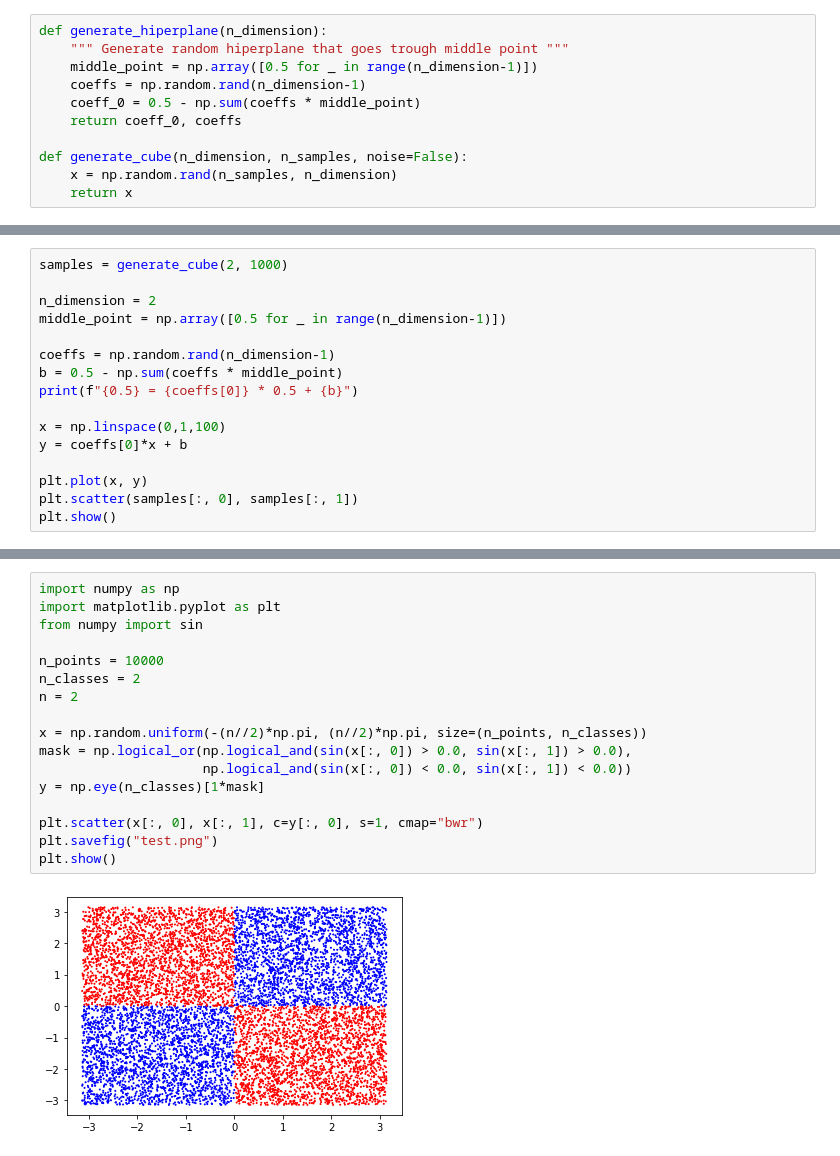
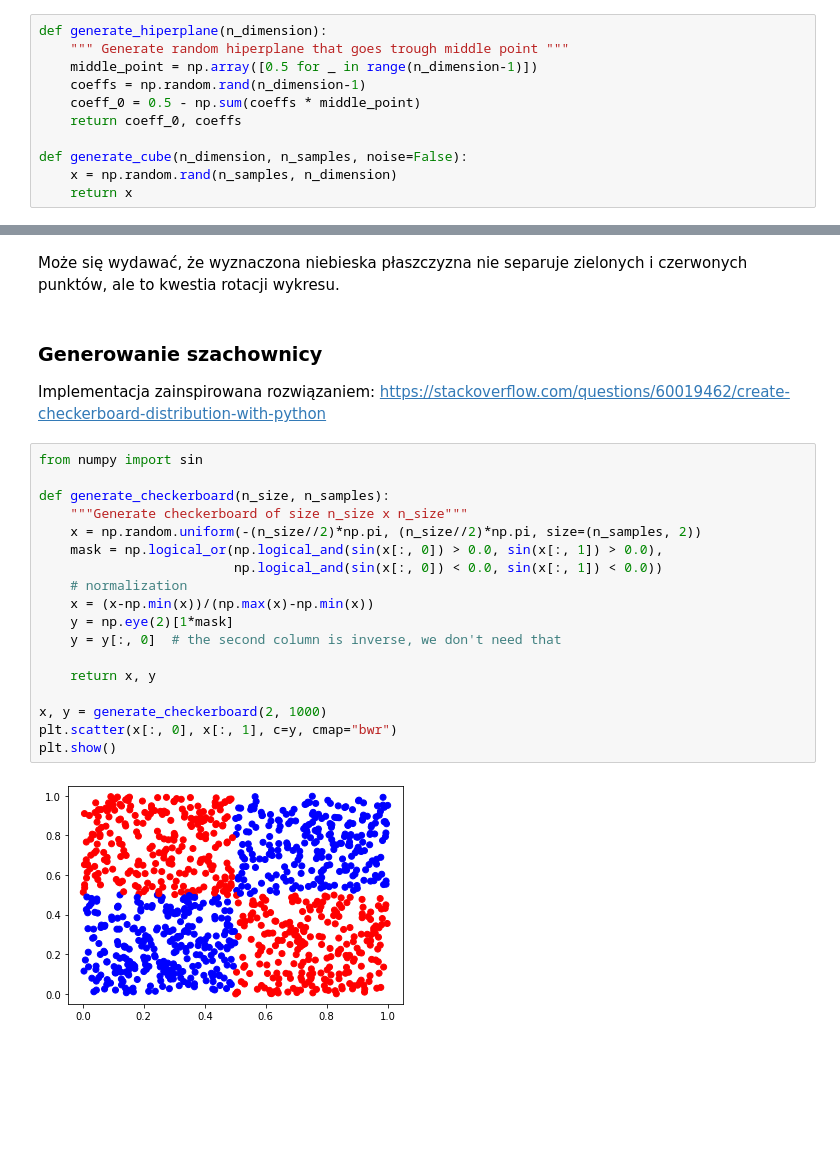
Before and after one commit to karlosos/data_mining, a Jupyter notebook: lab2/generating_data.ipynb, the cells around one changed output, grey strips where cells are left out. Cells and saved outputs as stored; diff of their text form; blank space fills up the shorter version.

```diff
--- a/lab2/generating_data.ipynb
+++ b/lab2/generating_data.ipynb
@@ -95,16 +111,0 @@ plt.show()
-# %%
-samples = generate_cube(2, 1000)
-
-n_dimension = 2
-middle_point = np.array([0.5 for _ in range(n_dimension-1)])
-
-coeffs = np.random.rand(n_dimension-1)
-b = 0.5 - np.sum(coeffs * middle_point)
-print(f"{0.5} = {coeffs[0]} * 0.5 + {b}")
-
-x = np.linspace(0,1,100)
-y = coeffs[0]*x + b
-
-plt.plot(x, y)
-plt.scatter(samples[:, 0], samples[:, 1])
-plt.show()
@@ -222,19 +112,26 @@ weighted avg       0.87      0.87      0.87      2500
+# %% [markdown]
+Może się wydawać, że wyznaczona niebieska płaszczyzna nie separuje zielonych i czerwonych punktów, ale to kwestia rotacji wykresu.
+# %% [markdown]
+### Generowanie szachownicy
+
+Implementacja zainspirowana rozwiązaniem: https://stackoverflow.com/questions/60019462/create-checkerboard-distribution-with-python
 # %%
-import numpy as np
-import matplotlib.pyplot as plt
 from numpy import sin
 
-n_points = 10000
-n_classes = 2
-n = 2
+def generate_checkerboard(n_size, n_samples):
+    """Generate checkerboard of size n_size x n_size"""
+    x = np.random.uniform(-(n_size//2)*np.pi, (n_size//2)*np.pi, size=(n_samples, 2))
+    mask = np.logical_or(np.logical_and(sin(x[:, 0]) > 0.0, sin(x[:, 1]) > 0.0),
+                         np.logical_and(sin(x[:, 0]) < 0.0, sin(x[:, 1]) < 0.0))
+    # normalization
+    x = (x-np.min(x))/(np.max(x)-np.min(x))
+    y = np.eye(2)[1*mask]
+    y = y[:, 0]  # the second column is inverse, we don't need that
 
-x = np.random.uniform(-(n//2)*np.pi, (n//2)*np.pi, size=(n_points, n_classes))
-mask = np.logical_or(np.logical_and(sin(x[:, 0]) > 0.0, sin(x[:, 1]) > 0.0),
-                     np.logical_and(sin(x[:, 0]) < 0.0, sin(x[:, 1]) < 0.0))
-y = np.eye(n_classes)[1*mask]
+    return x, y
 
-plt.scatter(x[:, 0], x[:, 1], c=y[:, 0], s=1, cmap="bwr")
-plt.savefig("test.png")
+x, y = generate_checkerboard(2, 1000)
+plt.scatter(x[:, 0], x[:, 1], c=y, cmap="bwr")
 plt.show()
 # %% [output]
-[figure, old version]
+[figure, new version]
```
Also changed, not shown: parts of 17 cells of this notebook, 4 other files.
